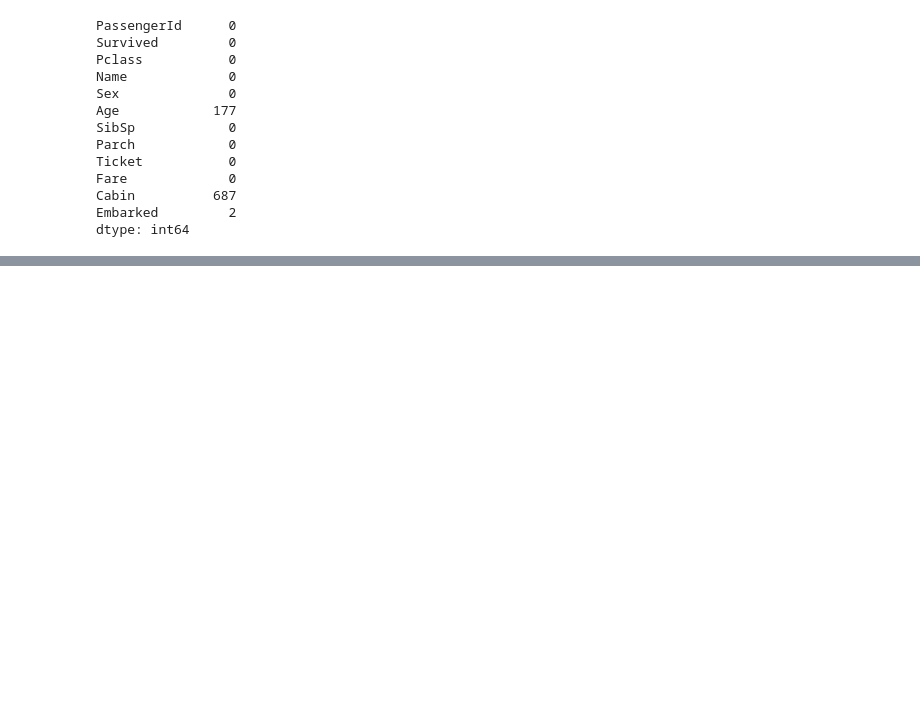
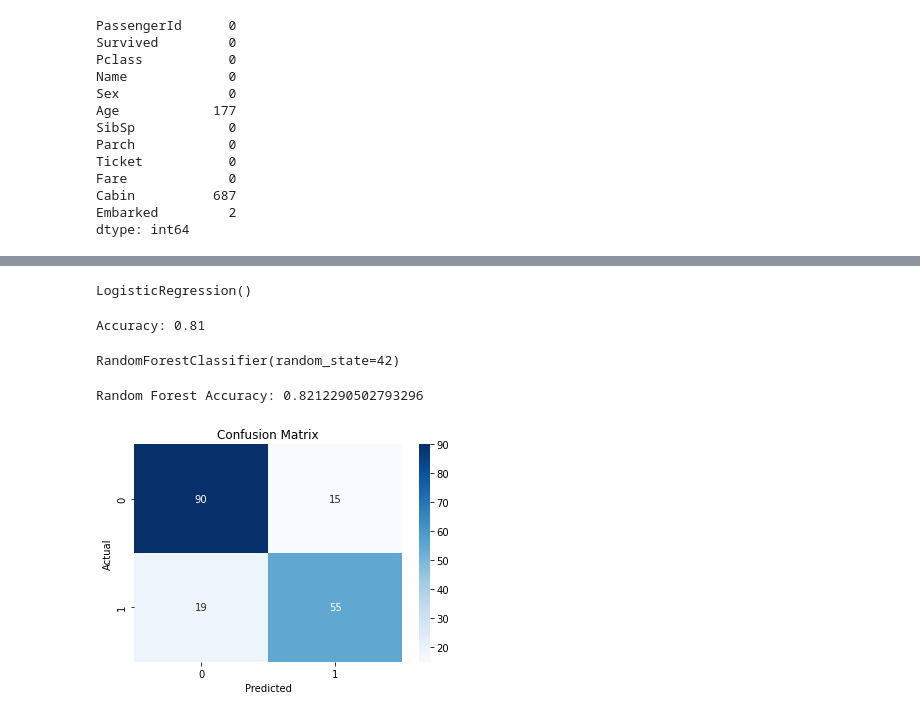
Before and after one commit to FatiElhadj/projet_python, a Jupyter notebook: Untitled.ipynb, the cells around one changed output, grey strips where cells are left out. Drawn from its saved outputs; the diff is of its cells as text; code cells hidden in the pictures; blank space fills up the shorter version.

```diff
--- a/Untitled.ipynb
+++ b/Untitled.ipynb
@@ -162,0 +200,5 @@ memory usage: 44.5 KB
+# %%
+# Standardiser les features
+scaler = StandardScaler()
+X_train = scaler.fit_transform(X_train)
+X_test = scaler.transform(X_test)
@@ -162,0 +207,6 @@ memory usage: 44.5 KB
+# %%
+# Entraîner un modèle de régression logistique
+model = LogisticRegression()
+model.fit(X_train, y_train)
+# %% [output]
+LogisticRegression()
@@ -162,0 +216,30 @@ memory usage: 44.5 KB
+# %%
+# Calculer l'accuracy
+accuracy = accuracy_score(y_test, y_pred)
+print(f'Accuracy: {accuracy:.2f}')
+# %% [output]
+Accuracy: 0.81
+# %%
+from sklearn.ensemble import RandomForestClassifier
+
+# Initialisation et entraînement du modèle
+rf = RandomForestClassifier(n_estimators=100, random_state=42)
+rf.fit(X_train, y_train)
+# %% [output]
+RandomForestClassifier(random_state=42)
+# %%
+# Prédiction et évaluation
+y_pred = rf.predict(X_test)
+print(f'Random Forest Accuracy: {accuracy_score(y_test, y_pred)}')
+# %% [output]
+Random Forest Accuracy: 0.8212290502793296
+# %%
+# Afficher la matrice de confusion
+conf_matrix = confusion_matrix(y_test, y_pred)
+sns.heatmap(conf_matrix, annot=True, fmt='d', cmap='Blues')
+plt.xlabel('Predicted')
+plt.ylabel('Actual')
+plt.title('Confusion Matrix')
+plt.show()
+# %% [output]
+[figure, added]
```
Also changed, not shown: parts of 9 cells of this notebook.
